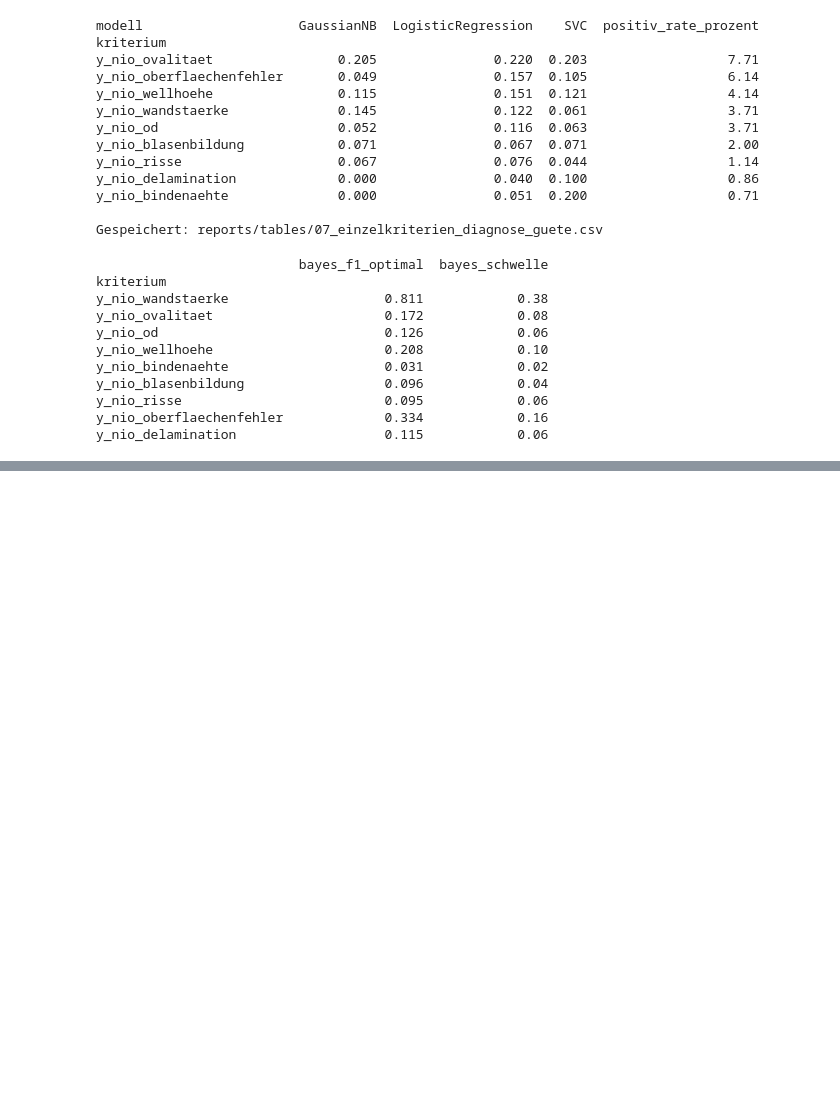
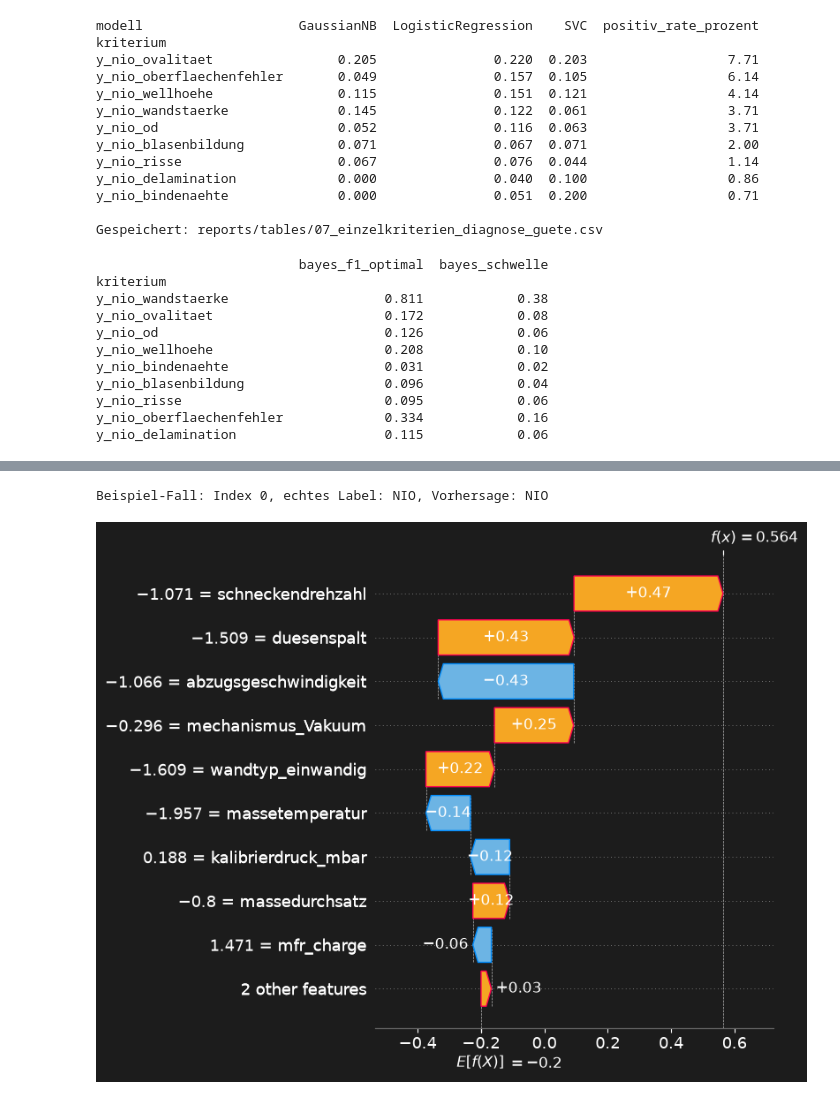
Before and after one commit to AwaTekoete/_MyExtrusionML_Synthetisch, a Jupyter notebook: notebooks/07_evaluation_model_a.ipynb, the cells around one changed output, grey strips where cells are left out. Drawn from its saved outputs; the diff is of its cells as text; code cells hidden in the pictures; blank space fills up the shorter version.

```diff
--- a/notebooks/07_evaluation_model_a.ipynb
+++ b/notebooks/07_evaluation_model_a.ipynb
@@ -338,0 +433,46 @@ y_nio_delamination                   0.115            0.06
+# %%
+# =============================================================================
+# Zelle 09 – SHAP Waterfall-Plot: Einzelfall-Erklaerung (ein NIO-Beispiel)
+# =============================================================================
+# Zeigt fuer EINEN konkreten Fall, wie die einzelnen Merkmale zur finalen
+# Vorhersage beitragen - das waere die Live-Demo-Ansicht fuer einen
+# Bediener/Engineering-Direktor. Store44-Farbschema (Gold/Blau statt
+# Standard Rot/Blau), analog zu Zelle 08.
+# =============================================================================
+
+nio_indices = np.where(y_test_shap.values == "NIO")[0]
+beispiel_idx = nio_indices[0]
+
+print(f"Beispiel-Fall: Index {beispiel_idx}, echtes Label: {y_test_shap.iloc[beispiel_idx]}, "
+      f"Vorhersage: {y_pred_test[beispiel_idx]}")
+
+fig = plt.figure(figsize=(10, 6), facecolor="#1C1C1C")
+shap.plots.waterfall(shap_values_test[beispiel_idx], show=False)
+
+fig = plt.gcf()
+fig.patch.set_facecolor("#1C1C1C")
+for ax in fig.get_axes():
+    ax.set_facecolor("#1C1C1C")
+    ax.tick_params(colors="white", labelcolor="white")
+    ax.xaxis.label.set_color("white")
+    ax.yaxis.label.set_color("white")
+    for spine in ax.spines.values():
+        spine.set_color("#666666")
+    for t in ax.texts:
+        t.set_color("white")
+    # Balkenfarben: SHAP-Standard Rot/Blau -> Store44 Gold/Blau
+    for patch in ax.patches:
+        farbe = patch.get_facecolor()
+        # Rot-Kanal dominant (SHAP-Standard fuer "positiv/erhoeht Vorhersage")
+        if farbe[0] > farbe[2]:
+            patch.set_facecolor(COLOR_GOLD)
+        else:
+            patch.set_facecolor(COLOR_BLUE)
+
+plt.tight_layout()
+save_figure(fig, "../reports/figures/07_shap_waterfall_beispiel_nio.png")
+plt.show()
+apply_store44_style()
+# %% [output]
+Beispiel-Fall: Index 0, echtes Label: NIO, Vorhersage: NIO
+[figure, added]
```
Also changed, not shown: parts of 4 cells of this notebook.
